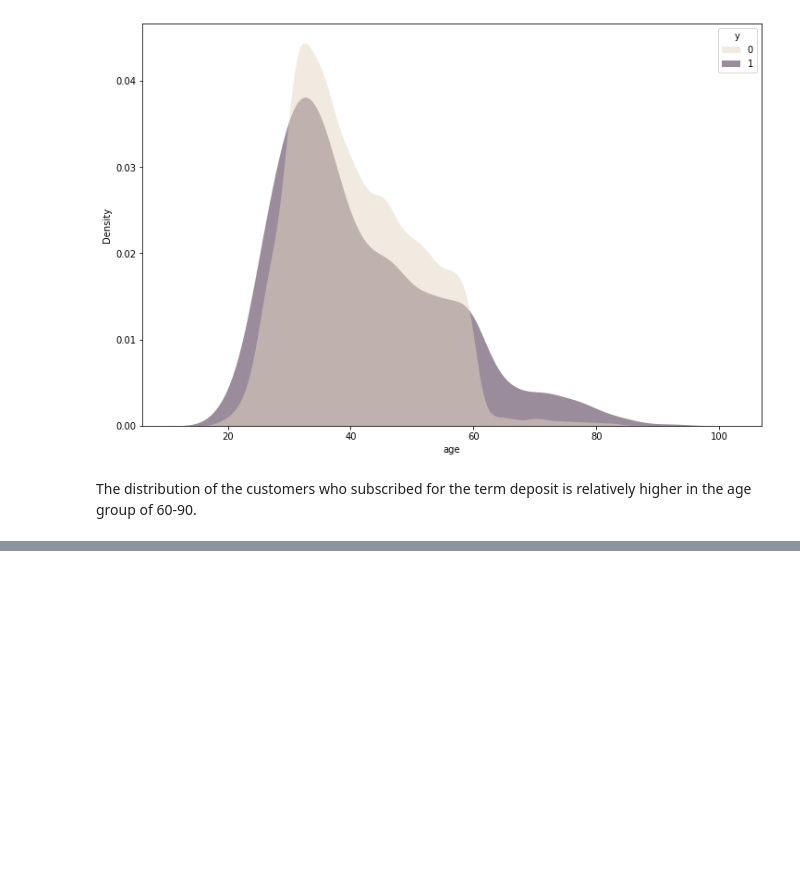
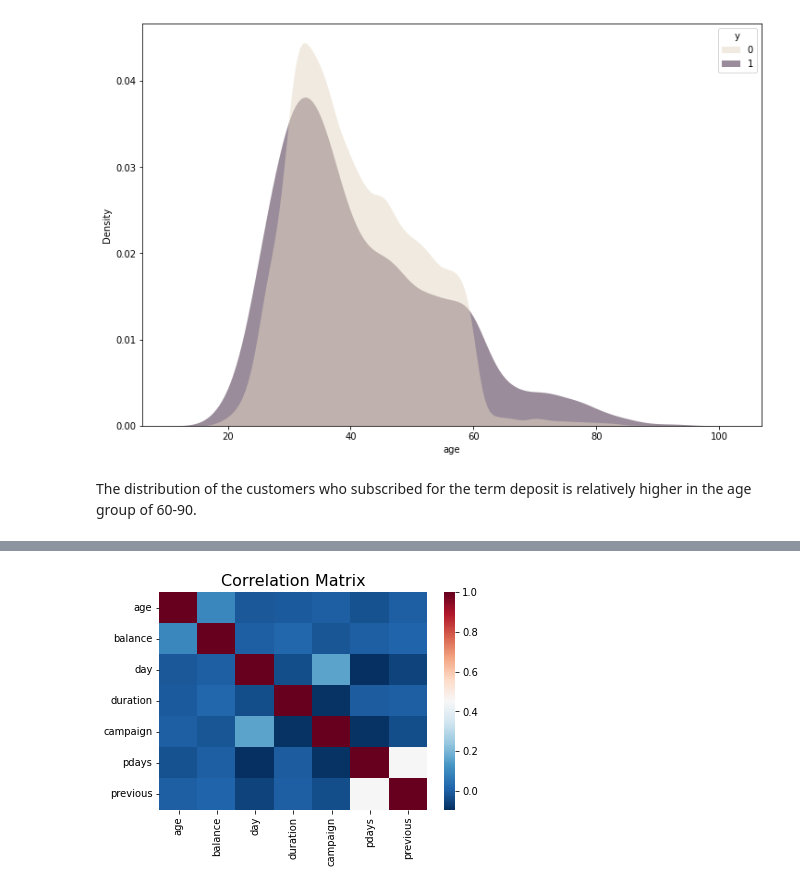
Before and after one commit to kunal51298/Bank_Marketing_Effectiveness_Prediction1, a Jupyter notebook: Bank_Marketing_Effectiveness_Prediction_kunal.ipynb, the cells around one changed output, grey strips where cells are left out. Saved outputs shown, nothing was run; the diff lists cells and outputs as text; code cells hidden in the pictures; blank space fills up the shorter version.

```diff
--- a/Bank_Marketing_Effectiveness_Prediction_kunal.ipynb
+++ b/Bank_Marketing_Effectiveness_Prediction_kunal.ipynb
@@ -406,0 +431,13 @@ The distribution of the customers who subscribed for the term deposit is relativ
+# %%
+# Separate both dataframes into and correlation heatmap
+numeric_df = df.select_dtypes(exclude="object")
+categorical_df = df.select_dtypes(include="object")
+
+corr_numeric = numeric_df.corr()
+
+
+sns.heatmap(corr_numeric, cbar=True, cmap="RdBu_r")
+plt.title("Correlation Matrix", fontsize=16)
+plt.show()
+# %% [output]
+[figure, added]
```
Also changed, not shown: parts of 25 cells of this notebook.
